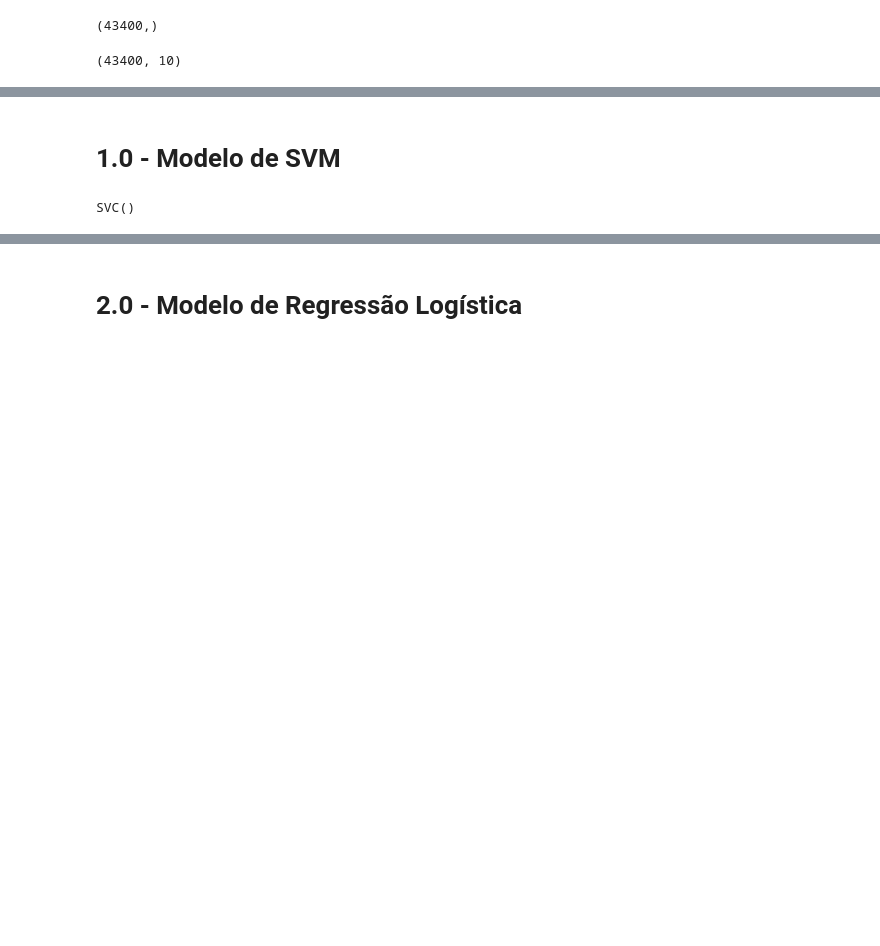
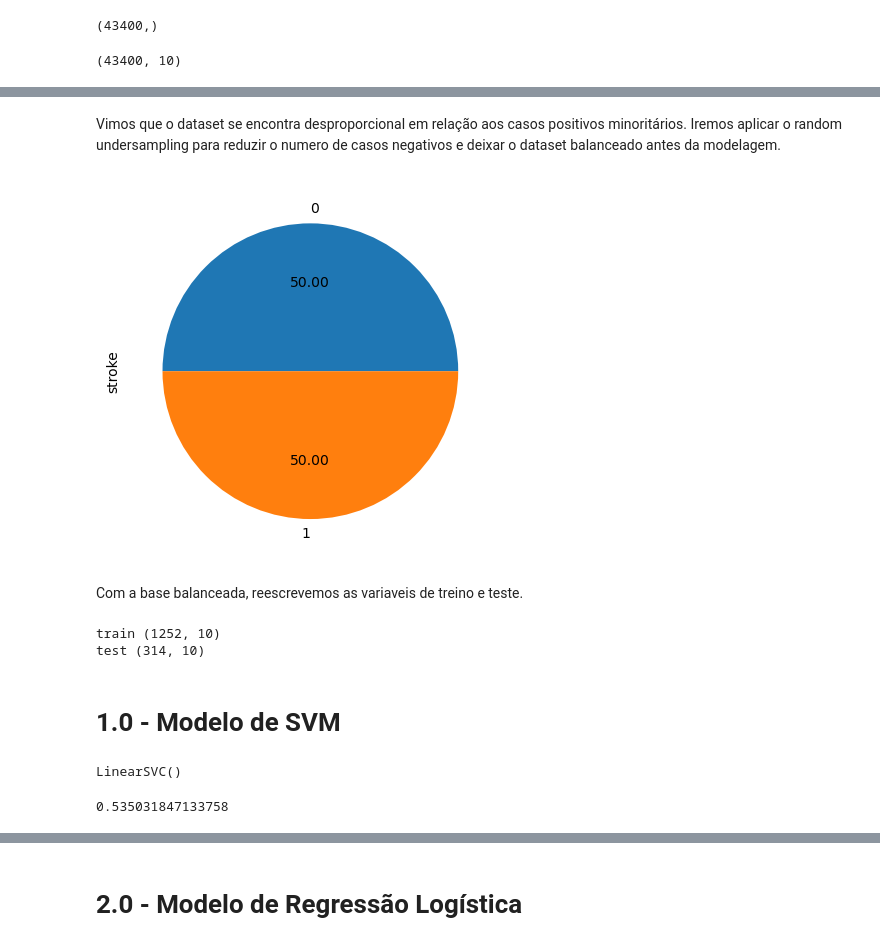
Before and after one commit to Jdss026/stroke-classifier, a Jupyter notebook: notebooks/ml.ipynb, the cells around one changed output, grey strips where cells are left out. Drawn from its saved outputs; the diff is of its cells as text; code cells hidden in the pictures; blank space fills up the shorter version.

Commit message:
fix imabalaced dataset

```diff
--- a/notebooks/ml.ipynb
+++ b/notebooks/ml.ipynb
@@ -123,13 +136,39 @@ X.shape
+# %% [markdown]
+Vimos que o dataset se encontra desproporcional em relação aos casos positivos minoritários. Iremos aplicar o random undersampling para reduzir o numero de casos negativos e deixar o dataset balanceado antes da modelagem.
+# %%
+from imblearn.under_sampling import RandomUnderSampler
+
+rus = RandomUnderSampler(sampling_strategy=1)
+
+X_res, y_res = rus.fit_resample(X,y)
+
+ax = y_res.value_counts().plot.pie(autopct='%.2f')
+# %% [output]
+[figure, added]
+# %% [markdown]
+Com a base balanceada, reescrevemos as variaveis de treino e teste.
+# %%
+X_train, X_test, y_train, y_test = train_test_split(X_res, y_res, test_size=0.2, random_state=42)
+
+print(f"train {X_train.shape}")
+print(f"test {X_test.shape}")
+# %% [output]
+train (1252, 10)
+test (314, 10)
 # %% [markdown]
 # 1.0 - Modelo de SVM
 # %%
 # Crie um objeto SVM
-clf = svm.SVC()
+clf = svm.LinearSVC()
 
 # Ajuste o modelo aos dados de treinamento
 clf.fit(X_train, y_train)
 # %% [output]
-SVC()
+LinearSVC()
+# %%
+clf.score(X_test, y_test)
+# %% [output]
+0.535031847133758
 # %%
 # Faça previsões nos dados de teste
 y_pred = clf.predict(X_test)
```
Also changed, not shown: parts of 18 cells of this notebook.
